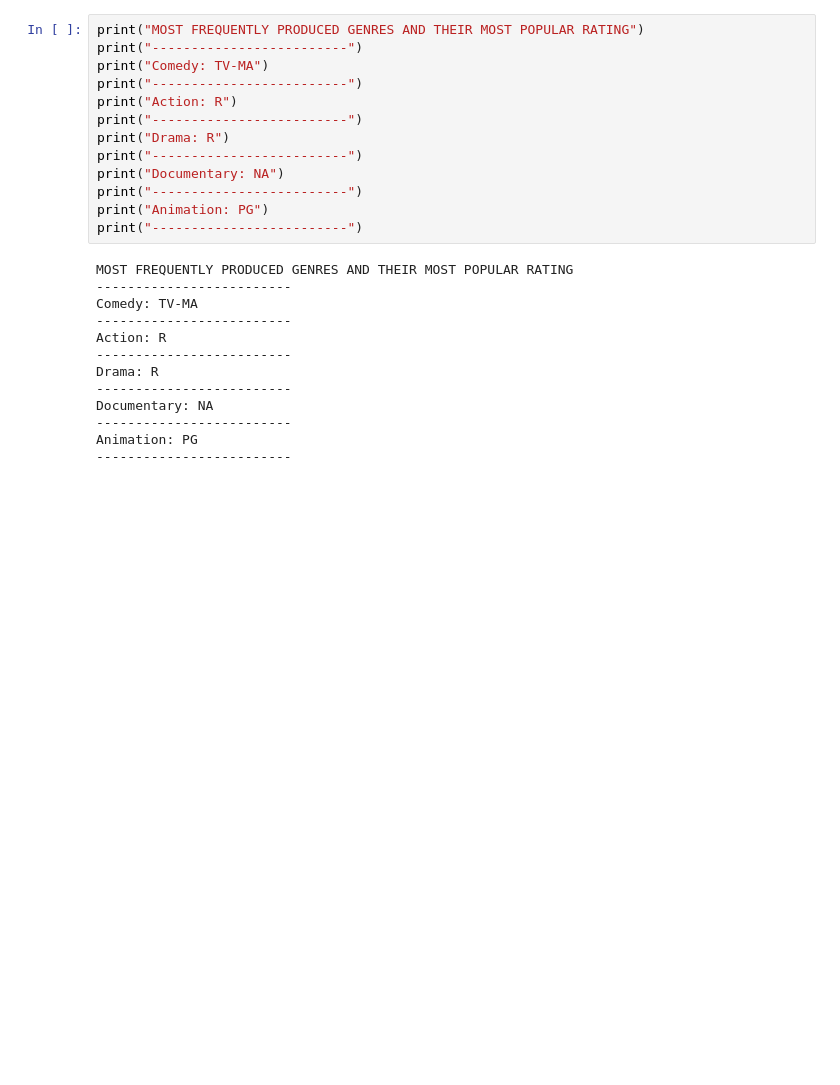
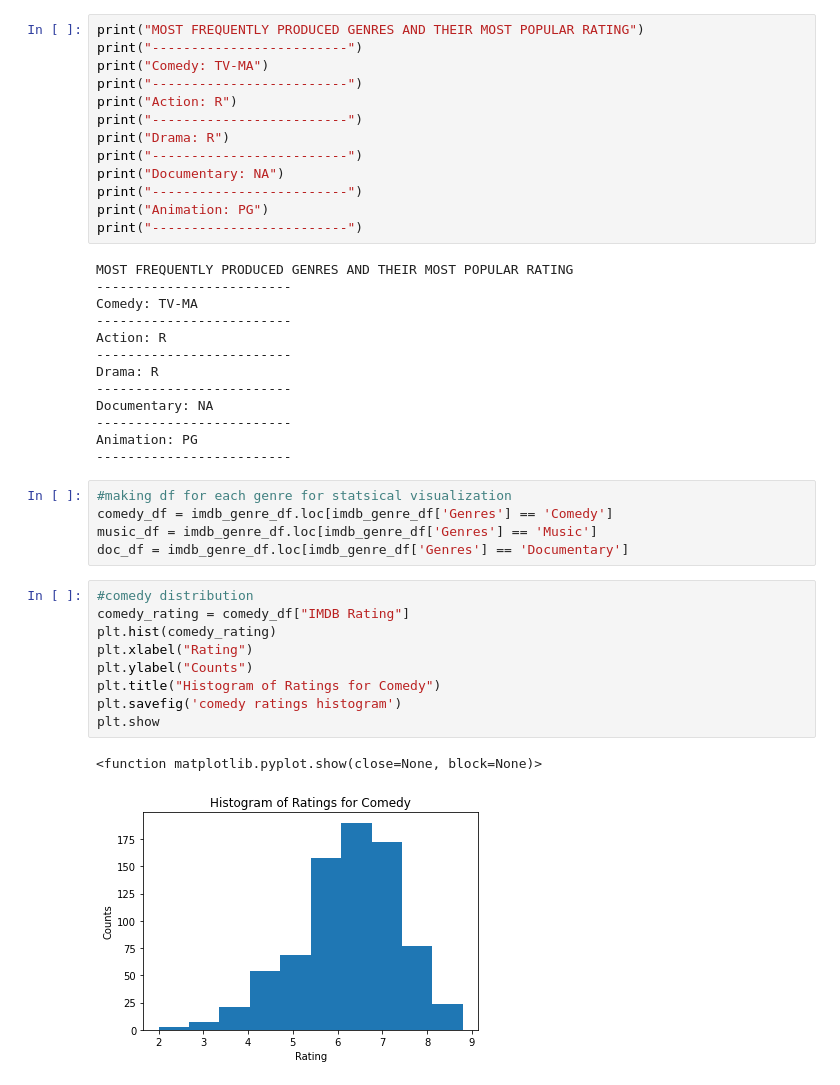
Before and after one commit to Joely0819/project1, a Jupyter notebook: Notebooks/Genre Sorting.ipynb, the cells around one changed output. Cells and saved outputs as stored; diff of their text form; blank space fills up the shorter version.

Commit message:
adding histograms

```diff
--- a/Notebooks/Genre Sorting.ipynb
+++ b/Notebooks/Genre Sorting.ipynb
@@ -516,3 +516,20 @@ Documentary: NA
 -------------------------
 Animation: PG
 -------------------------
+# %%
+#making df for each genre for statsical visualization
+comedy_df = imdb_genre_df.loc[imdb_genre_df['Genres'] == 'Comedy']
+music_df = imdb_genre_df.loc[imdb_genre_df['Genres'] == 'Music']
+doc_df = imdb_genre_df.loc[imdb_genre_df['Genres'] == 'Documentary']
+# %%
+#comedy distribution
+comedy_rating = comedy_df["IMDB Rating"]
+plt.hist(comedy_rating)
+plt.xlabel("Rating")
+plt.ylabel("Counts")
+plt.title("Histogram of Ratings for Comedy")
+plt.savefig('comedy ratings histogram')
+plt.show
+# %% [output]
+<function matplotlib.pyplot.show(close=None, block=None)>
+[figure, added]
```
Also changed, not shown: parts of 2 cells of this notebook, 4 other files.
